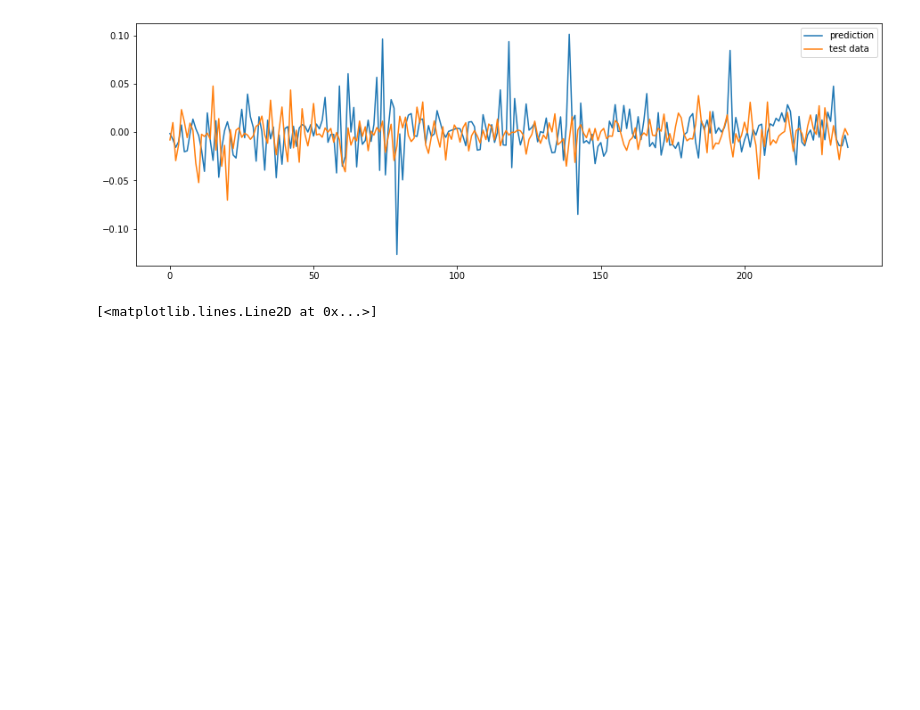
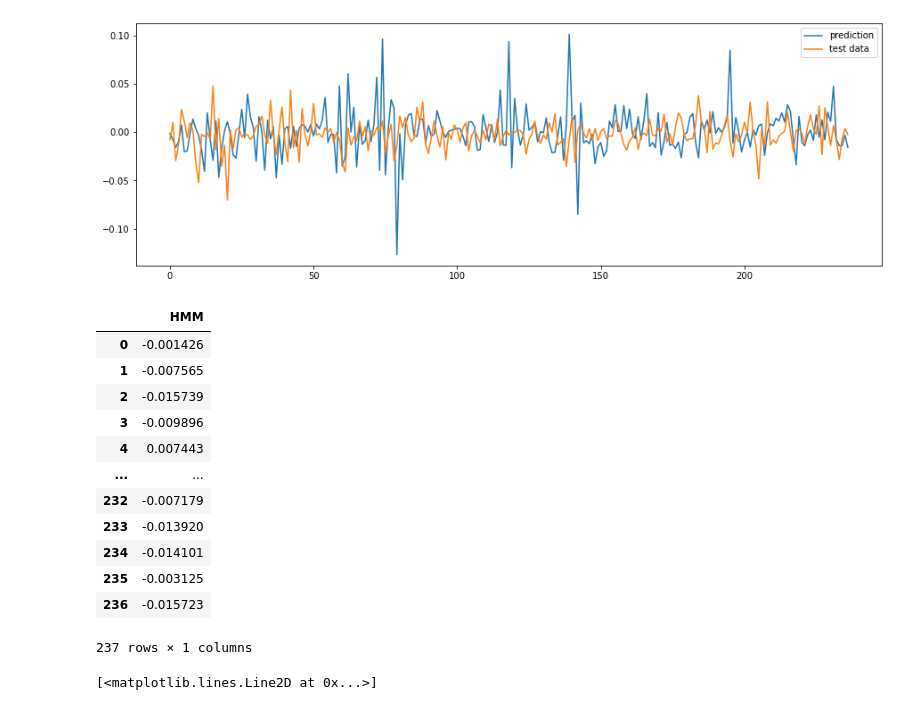
Before and after one commit to yiwen1996/DSGA1018TimeSeries, a Jupyter notebook: HMM_predict.ipynb, the cells around one changed output. Cells and saved outputs as stored; diff of their text form; code cells hidden in the pictures; blank space fills up the shorter version.

```diff
--- a/HMM_predict.ipynb
+++ b/HMM_predict.ipynb
@@ -122,3 +122,18 @@ plt.legend()
 # %%
 save_to_csv_predictino = pd.DataFrame(hmm_prediction_value)
 save_to_csv_predictino.columns = ['HMM']
+save_to_csv_predictino
+# %% [output]
+|  | HMM |
+| 0 | -0.001426 |
+| 1 | -0.007565 |
+| 2 | -0.015739 |
+| 3 | -0.009896 |
+| 4 | 0.007443 |
+| ... | ... |
+| 232 | -0.007179 |
+| 233 | -0.013920 |
+| 234 | -0.014101 |
+| 235 | -0.003125 |
+| 236 | -0.015723 |
+237 rows × 1 columns
```
Also changed, not shown: parts of 1 cell of this notebook.
